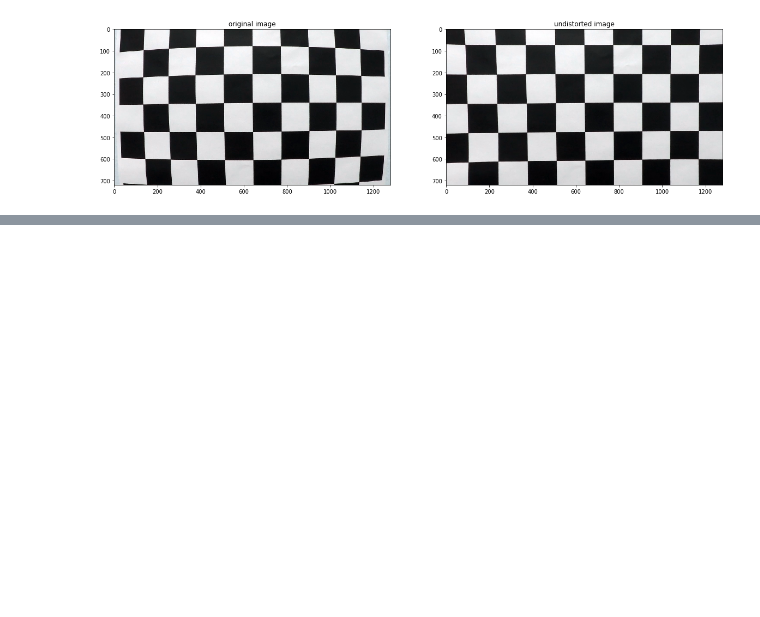
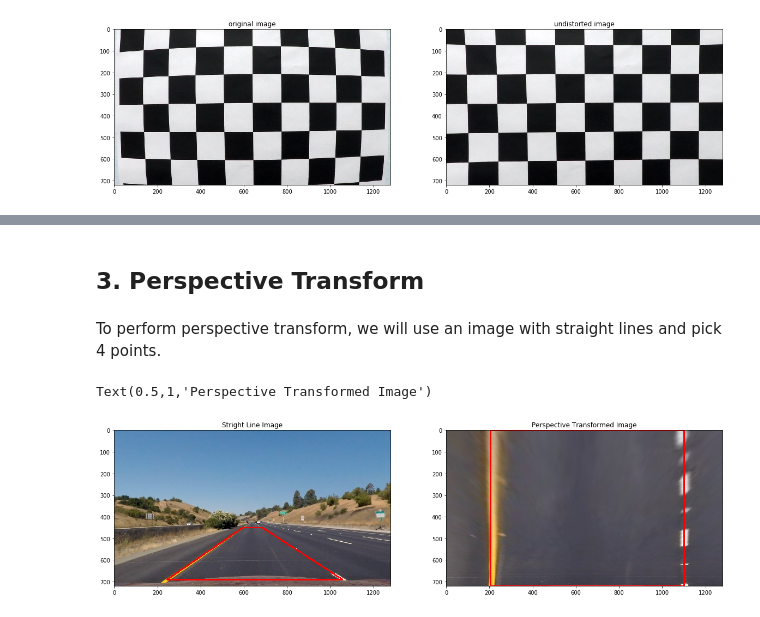
Before and after one commit to XQ-UT/CarND-Advanced-Lane-Lines, a Jupyter notebook: p4.ipynb, the cells around one changed output, grey strips where cells are left out. Saved outputs shown, nothing was run; the diff lists cells and outputs as text; code cells hidden in the pictures; blank space fills up the shorter version.

Commit message:
perspective transform

```diff
--- a/p4.ipynb
+++ b/p4.ipynb
@@ -24,8 +29,8 @@ objp[:,:2] = np.mgrid[0:corner_x, 0:corner_y].T.reshape(-1, 2)
 
 fnames = glob.glob('camera_cal/calibration*.jpg')
 for fname in fnames:
-    img = cv2.imread(fname)
-    gray = cv2.cvtColor(img, cv2.COLOR_BGR2GRAY)
+    img = mpimg.imread(fname)
+    gray = cv2.cvtColor(img, cv2.COLOR_RGB2GRAY)
     gray_shape = gray.shape
     ret, corners = cv2.findChessboardCorners(gray, (corner_x, corner_y), None)
 
@@ -34,5 +39,5 @@ for fname in fnames:
         objpoints.append(objp)
         imgpoints.append(corners)
 
-print('{} images have 9 x 6 corners'.format(len(imgpoints)))
+print('{} images are successfully detected with 9 x 6 corners'.format(len(imgpoints)))
 # %% [output]
@@ -61,0 +148,53 @@ Text(0.5,1,'undistorted image')
+# %% [markdown]
+## 3. Perspective Transform
+# %% [markdown]
+To perform perspective transform, we will use an image with straight lines and pick 4 points.
+# %%
+straight_line_img = mpimg.imread('test_images/straight_lines1.jpg')
+straight_line_img = undistort_img(straight_line_img)
+straight_line_img_copy = np.copy(straight_line_img)
+
+# Find 4 source points in original image.
+height, width = straight_line_img.shape[:2]
+src_verticles = np.array([
+    [
+        (245, height-30),
+        (width/2 - 45, 450),
+        (width/2 + 45, 450),
+        (width-225, height-30)
+    ]
+], dtype=np.int32)
+cv2.polylines(straight_line_img_copy, src_verticles, isClosed = True, color = (255,), thickness=5)
+
+# Define new points in new image.
+dst_verticles = np.array([
+    [
+        (205, height),
+        (205, 0),
+        (width-180, 0),
+        (width-180, height)
+    ]
+], dtype=np.int32)
+
+# Get perspective transform M and Minv
+M = cv2.getPerspectiveTransform(src_verticles.astype(np.float32), dst_verticles.astype(np.float32))
+Minv = cv2.getPerspectiveTransform(dst_verticles.astype(np.float32), src_verticles.astype(np.float32))
+
+def perspective_transform(img):
+    transformed_img = cv2.warpPerspective(img, M, (width, height), flags=cv2.INTER_LINEAR)
+    return transformed_img
+
+transformed_img = perspective_transform(straight_line_img)
+cv2.polylines(transformed_img, dst_verticles, isClosed = True, color = (255,), thickness=5)
+
+
+# Show result
+fig, (ax1, ax2) = plt.subplots(1,2, figsize=(20, 10))
+ax1.imshow(straight_line_img_copy)
+ax1.set_title('Stright Line Image')
+
+ax2.imshow(transformed_img)
+ax2.set_title('Perspective Transformed Image')
+# %% [output]
+Text(0.5,1,'Perspective Transformed Image')
+[figure, added]
```
Also changed, not shown: parts of 24 cells of this notebook.
